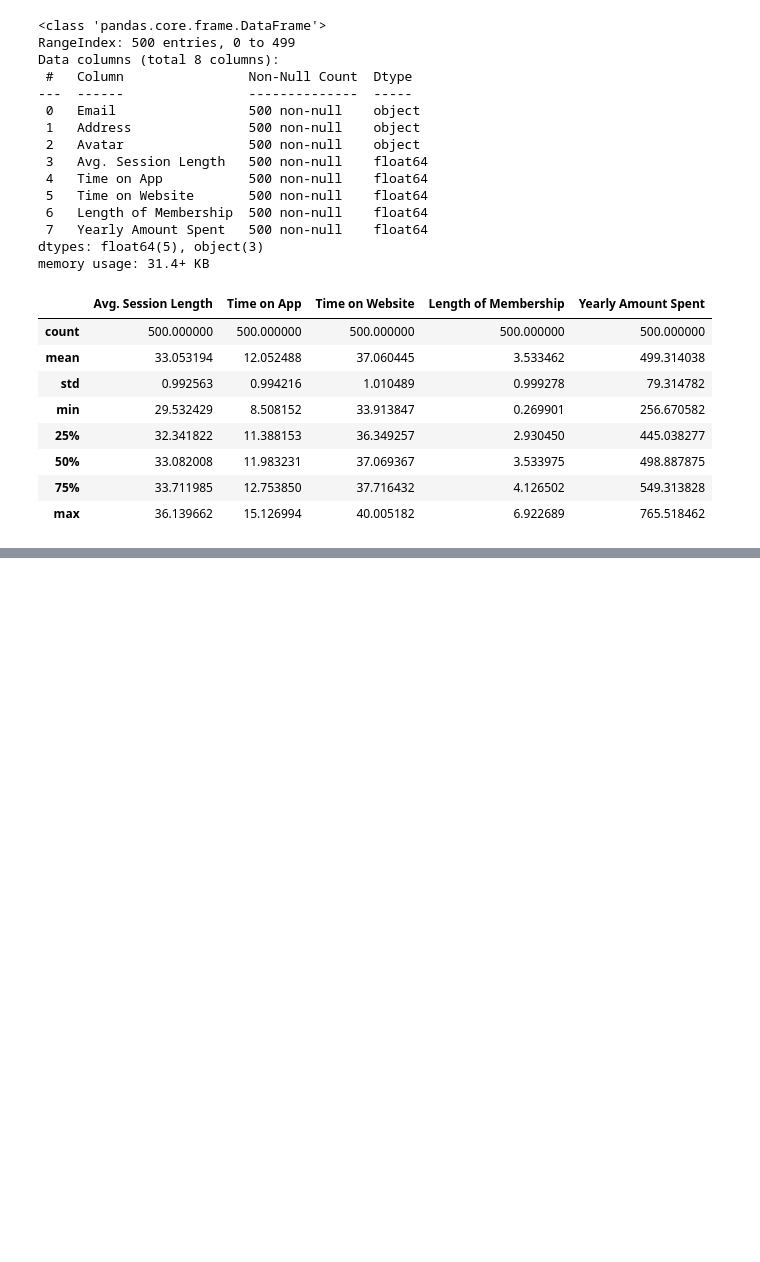
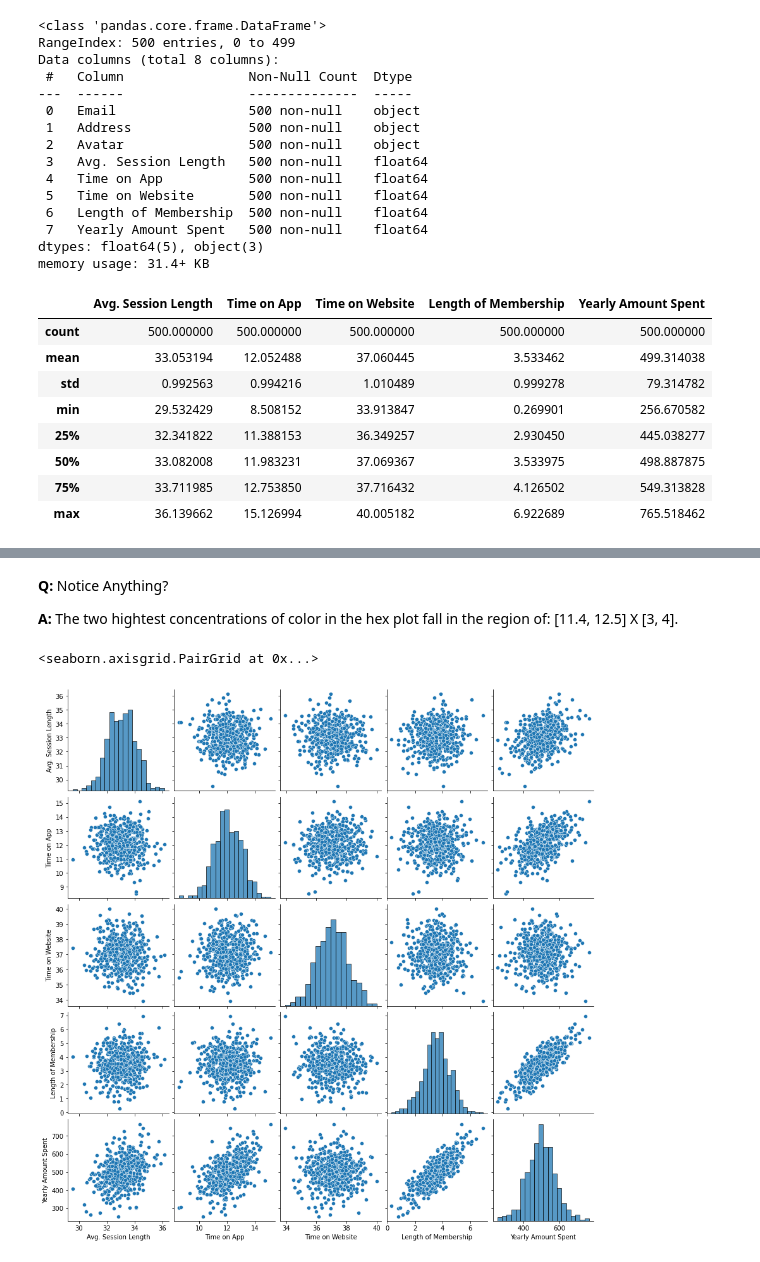
Before and after one commit to badickey/Linear-Regression-Project, a Jupyter notebook: Linear_Regression_Project.ipynb, the cells around one changed output, grey strips where cells are left out. Cells and saved outputs as stored; diff of their text form; code cells hidden in the pictures; blank space fills up the shorter version.

```diff
--- a/Linear_Regression_Project.ipynb
+++ b/Linear_Regression_Project.ipynb
@@ -64,0 +96,11 @@ customer_data.describe()
+# %% [markdown]
+**Q:** Notice Anything?
+
+**A:** The two hightest concentrations of color in the hex plot fall in the region of: [11.4, 12.5] X [3, 4].
+# %%
+#Now using seaborn pairplot to explore the relationship between these types of relationships in the data set
+
+sns.pairplot(data=customer_data)
+# %% [output]
+<seaborn.axisgrid.PairGrid at 0x...>
+[figure, added]
```
Also changed, not shown: parts of 35 cells of this notebook.
